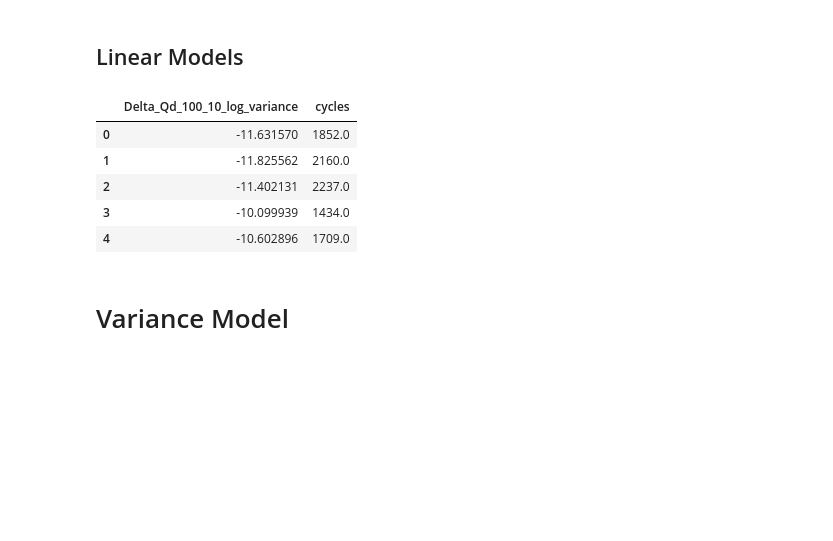
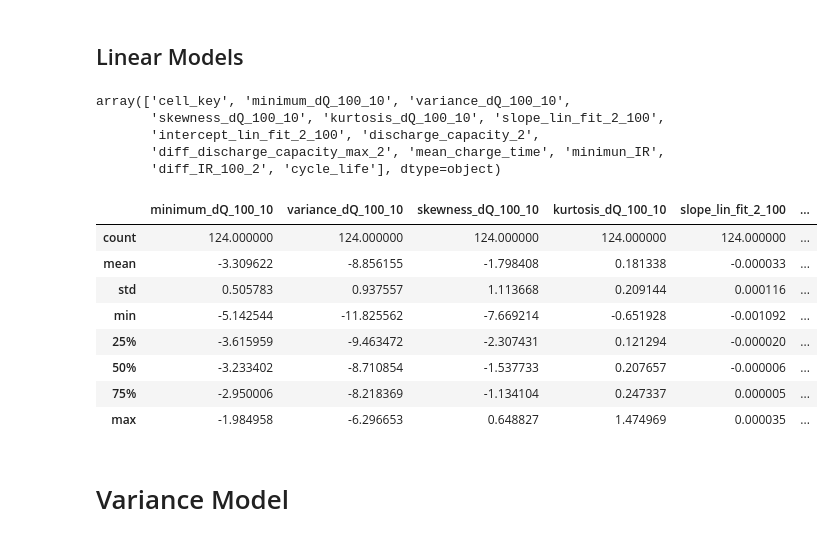
Before and after one commit to dsr-18/long-live-the-battery, a Jupyter notebook: Linear_models_and_classifier.ipynb, the cells around one changed output. Cells and saved outputs as stored; diff of their text form; code cells hidden in the pictures; blank space fills up the shorter version.

Commit message:
included rebuild features in linear models

```diff
--- a/Linear_models_and_classifier.ipynb
+++ b/Linear_models_and_classifier.ipynb
@@ -89,9 +9,22 @@ df = pd.DataFrame({"Delta_Qd_100_10_log_variance": variances,
+# %%
+df = pd.read_csv("Data/rebuild_features.csv")
+# %%
+df.columns.values
+# %% [output]
+array(['cell_key', 'minimum_dQ_100_10', 'variance_dQ_100_10',
+       'skewness_dQ_100_10', 'kurtosis_dQ_100_10', 'slope_lin_fit_2_100',
+       'intercept_lin_fit_2_100', 'discharge_capacity_2',
+       'diff_discharge_capacity_max_2', 'mean_charge_time', 'minimun_IR',
+       'diff_IR_100_2', 'cycle_life'], dtype=object)
 # %%
-df.head()
+df.describe()
 # %% [output]
-|  | Delta_Qd_100_10_log_variance | cycles |
-| 0 | -11.631570 | 1852.0 |
-| 1 | -11.825562 | 2160.0 |
-| 2 | -11.402131 | 2237.0 |
-| 3 | -10.099939 | 1434.0 |
-| 4 | -10.602896 | 1709.0 |
+|  | minimum_dQ_100_10 | variance_dQ_100_10 | skewness_dQ_100_10 | kurtosis_dQ_100_10 | slope_lin_fit_2_100 | ... |
+| count | 124.000000 | 124.000000 | 124.000000 | 124.000000 | 124.000000 | ... |
+| mean | -3.309622 | -8.856155 | -1.798408 | 0.181338 | -0.000033 | ... |
+| std | 0.505783 | 0.937557 | 1.113668 | 0.209144 | 0.000116 | ... |
+| min | -5.142544 | -11.825562 | -7.669214 | -0.651928 | -0.001092 | ... |
+| 25% | -3.615959 | -9.463472 | -2.307431 | 0.121294 | -0.000020 | ... |
+| 50% | -3.233402 | -8.710854 | -1.537733 | 0.207657 | -0.000006 | ... |
+| 75% | -2.950006 | -8.218369 | -1.134104 | 0.247337 | 0.000005 | ... |
+| max | -1.984958 | -6.296653 | 0.648827 | 1.474969 | 0.000035 | ... |
```
Also changed, not shown: parts of 36 cells of this notebook.
